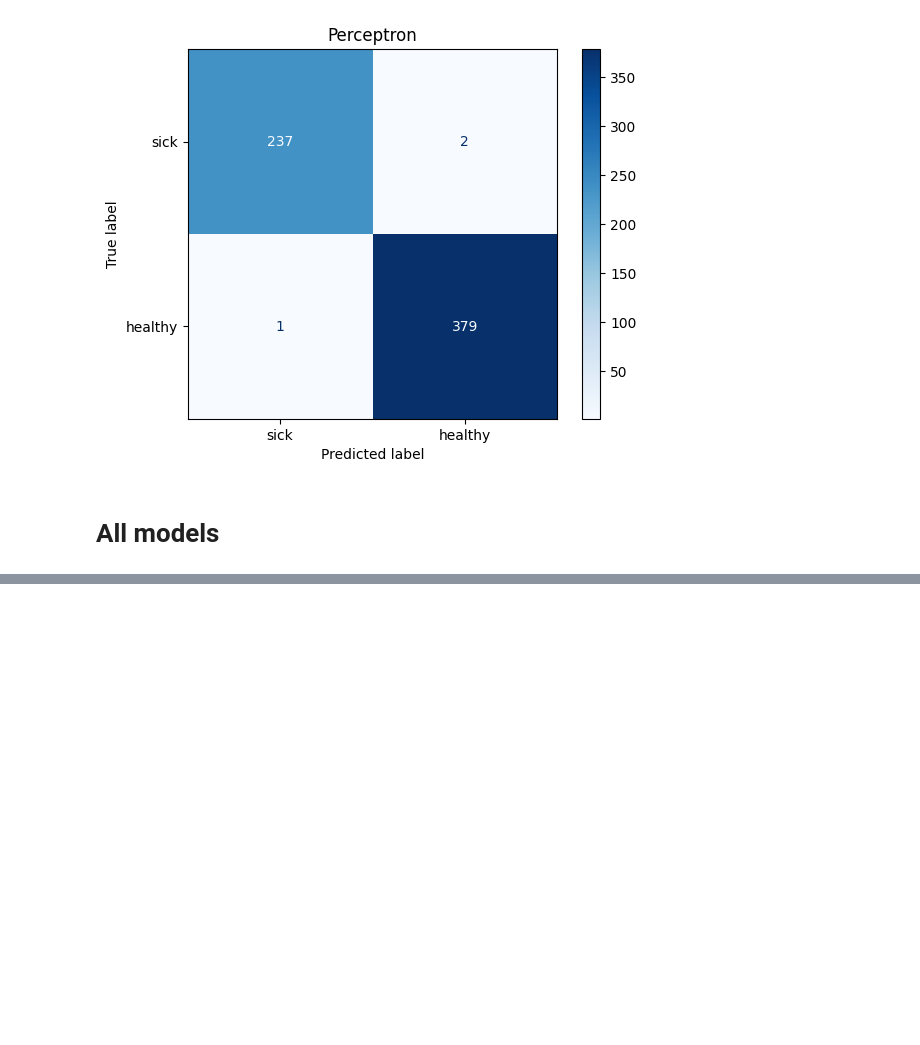
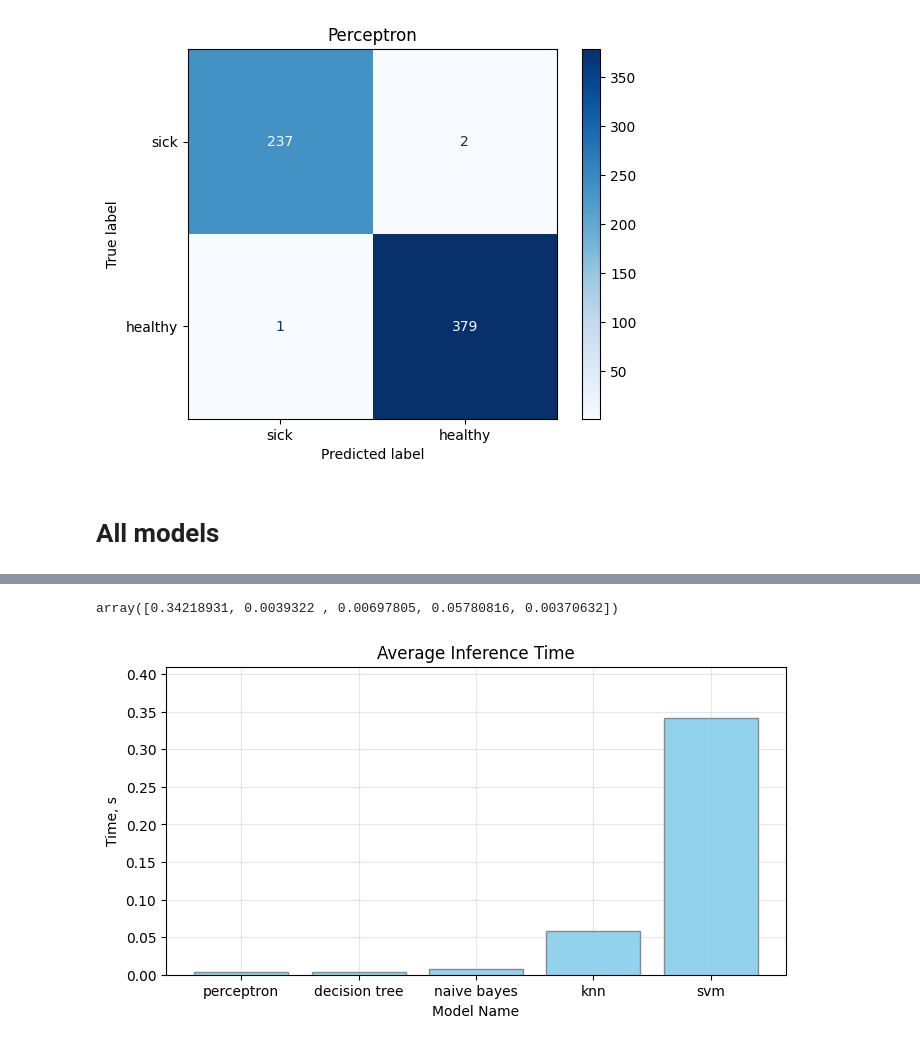
Before and after one commit to alex-bolshunov/Plant-Disease-Detection, a Jupyter notebook: plant_disease_modeling.ipynb, the cells around one changed output, grey strips where cells are left out. Cells and saved outputs as stored; diff of their text form; code cells hidden in the pictures; blank space fills up the shorter version.

Commit message:
add average inference time plot

```diff
--- a/plant_disease_modeling.ipynb
+++ b/plant_disease_modeling.ipynb
@@ -419,0 +420,24 @@ df_metrics_agg
+# %%
+average_time.values
+# %% [output]
+array([0.34218931, 0.0039322 , 0.00697805, 0.05780816, 0.00370632])
+# %%
+average_time = df_metrics["average time"]
+height = average_time.values
+xticks = average_time.argsort().values
+xticks_labels = df_metrics.index
+
+y_limit = (0, np.round(height.max() + height.max() * 0.2, 2))
+
+fig = plt.figure(figsize = (8,4))
+
+plt.bar(xticks, height, edgecolor = "grey", color = "skyblue",  alpha = 0.9, zorder = 5)
+plt.xticks(ticks=xticks, labels = xticks_labels)
+plt.ylim(y_limit)
+plt.grid(alpha = 0.3, zorder = 1)
+plt.ylabel("Time, s")
+plt.xlabel("Model Name")
+plt.title("Average Inference Time")
+plt.show();
+# %% [output]
+[figure, added]
```
Also changed, not shown: parts of 8 cells of this notebook.
